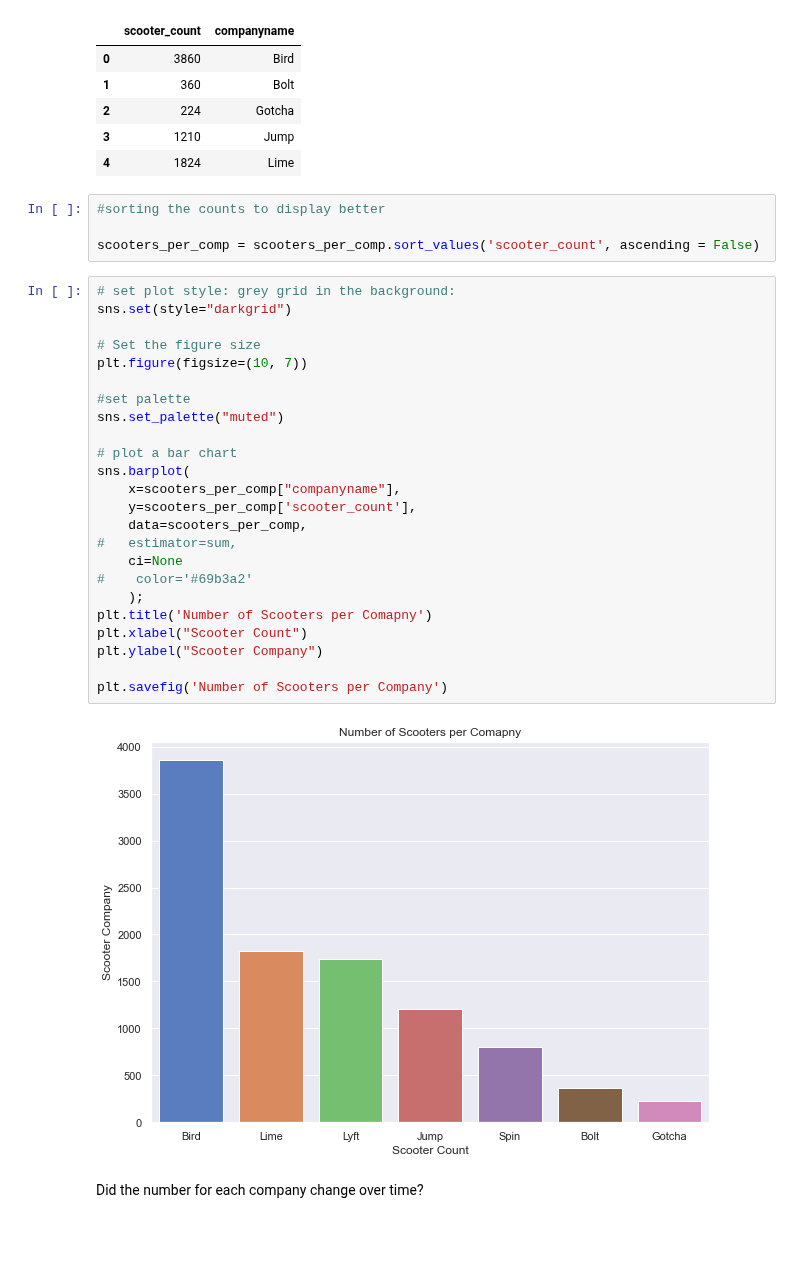
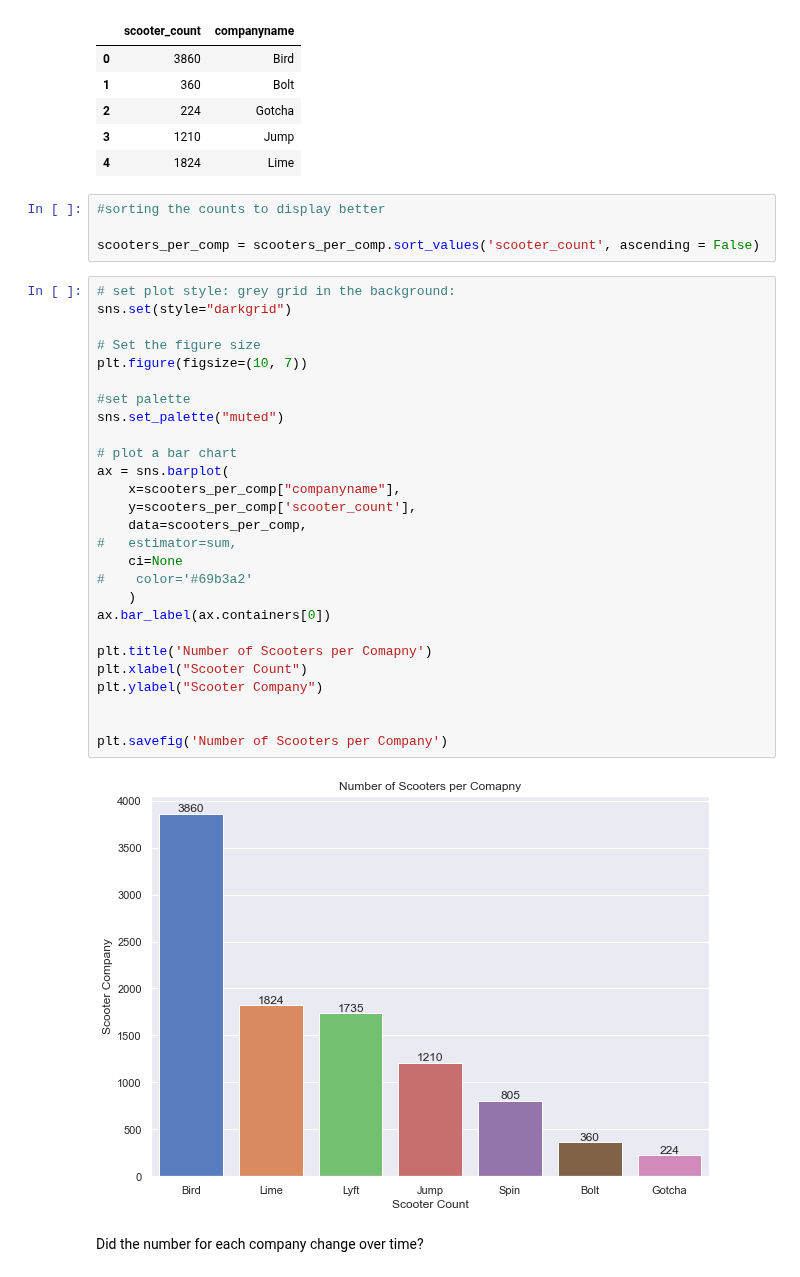
Before and after one commit to NSS-Data-Analytics-Cohort-10/scooters-group-2, a Jupyter notebook: notebooks/scooters.ipynb, the cells around one changed output. Saved outputs shown, nothing was run; the diff lists cells and outputs as text; blank space fills up the shorter version.

```diff
--- a/notebooks/scooters.ipynb
+++ b/notebooks/scooters.ipynb
@@ -313,36 +314,39 @@ scooters_per_comp.head()
 | 2 | 224 | Gotcha |
 | 3 | 1210 | Jump |
 | 4 | 1824 | Lime |
-# %%
-#sorting the counts to display better
-
-scooters_per_comp = scooters_per_comp.sort_values('scooter_count', ascending = False)
-# %%
-# set plot style: grey grid in the background:
-sns.set(style="darkgrid")
-
-# Set the figure size
-plt.figure(figsize=(10, 7))
-
-#set palette
-sns.set_palette("muted")
-
-# plot a bar chart
-sns.barplot(
-    x=scooters_per_comp["companyname"],
-    y=scooters_per_comp['scooter_count'],
-    data=scooters_per_comp,
-#   estimator=sum,
-    ci=None
-#    color='#69b3a2'
-    );
-plt.title('Number of Scooters per Comapny')
-plt.xlabel("Scooter Count")
-plt.ylabel("Scooter Company")
-
-plt.savefig('Number of Scooters per Company')
-# %% [output]
-[figure, removed]
+# %%
+#sorting the counts to display better
+
+scooters_per_comp = scooters_per_comp.sort_values('scooter_count', ascending = False)
+# %%
+# set plot style: grey grid in the background:
+sns.set(style="darkgrid")
+
+# Set the figure size
+plt.figure(figsize=(10, 7))
+
+#set palette
+sns.set_palette("muted")
+
+# plot a bar chart
+ax = sns.barplot(
+    x=scooters_per_comp["companyname"],
+    y=scooters_per_comp['scooter_count'],
+    data=scooters_per_comp,
+#   estimator=sum,
+    ci=None
+#    color='#69b3a2'
+    )
+ax.bar_label(ax.containers[0])
+
+plt.title('Number of Scooters per Comapny')
+plt.xlabel("Scooter Count")
+plt.ylabel("Scooter Company")
+
+
+plt.savefig('Number of Scooters per Company')
+# %% [output]
+[figure, added]
 # %% [markdown]
 Did the number for each company change over time?
 # %%
```
Also changed, not shown: parts of 16 cells of this notebook, 4 other files.
